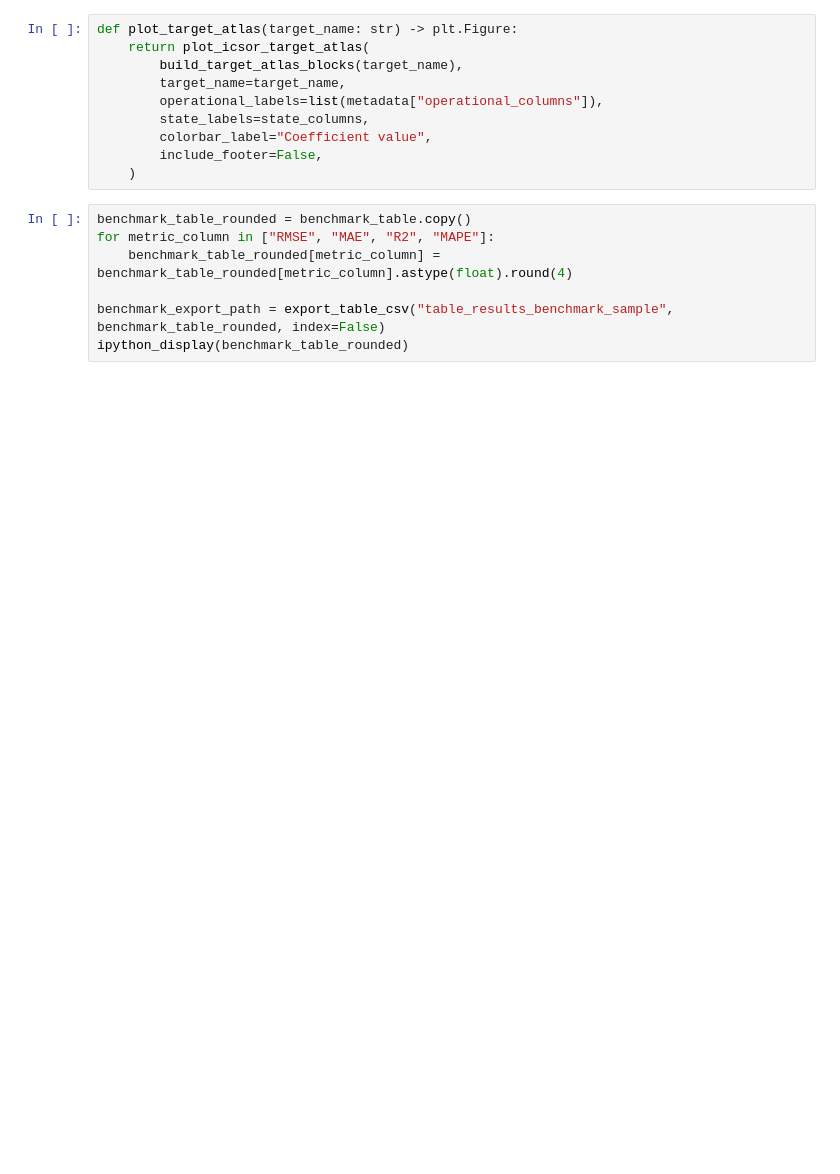
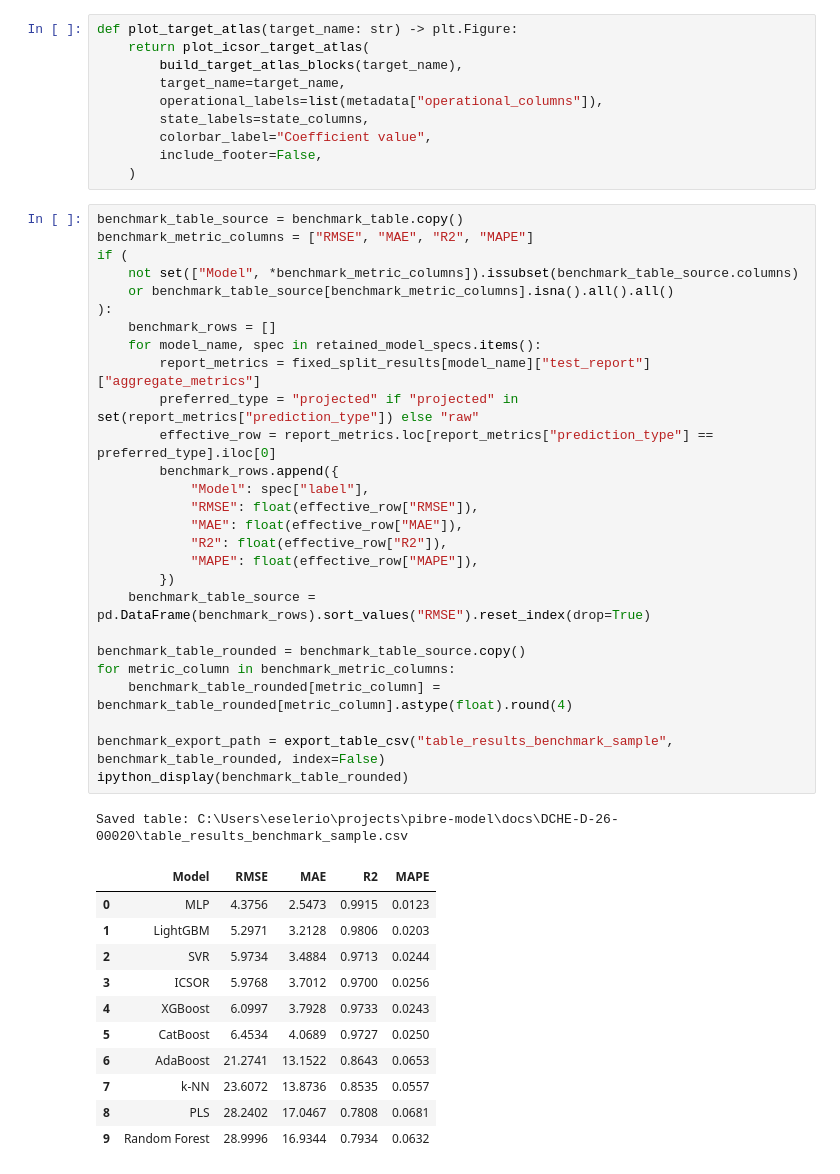
Before and after one commit to egbertoselerio1997/pibre-model, a Jupyter notebook: comparison.ipynb, the cells around one changed output. Saved outputs shown, nothing was run; the diff lists cells and outputs as text; blank space fills up the shorter version.

Commit message:
New actual results

```diff
--- a/comparison.ipynb
+++ b/comparison.ipynb
@@ -1039,12 +1195,45 @@ def plot_target_atlas(target_name: str) -> plt.Figure:
         include_footer=False,
     )
 # %%
-benchmark_table_rounded = benchmark_table.copy()
-for metric_column in ["RMSE", "MAE", "R2", "MAPE"]:
+benchmark_table_source = benchmark_table.copy()
+benchmark_metric_columns = ["RMSE", "MAE", "R2", "MAPE"]
+if (
+    not set(["Model", *benchmark_metric_columns]).issubset(benchmark_table_source.columns)
+    or benchmark_table_source[benchmark_metric_columns].isna().all().all()
+):
+    benchmark_rows = []
+    for model_name, spec in retained_model_specs.items():
+        report_metrics = fixed_split_results[model_name]["test_report"]["aggregate_metrics"]
+        preferred_type = "projected" if "projected" in set(report_metrics["prediction_type"]) else "raw"
+        effective_row = report_metrics.loc[report_metrics["prediction_type"] == preferred_type].iloc[0]
+        benchmark_rows.append({
+            "Model": spec["label"],
+            "RMSE": float(effective_row["RMSE"]),
+            "MAE": float(effective_row["MAE"]),
+            "R2": float(effective_row["R2"]),
+            "MAPE": float(effective_row["MAPE"]),
+        })
+    benchmark_table_source = pd.DataFrame(benchmark_rows).sort_values("RMSE").reset_index(drop=True)
+
+benchmark_table_rounded = benchmark_table_source.copy()
+for metric_column in benchmark_metric_columns:
     benchmark_table_rounded[metric_column] = benchmark_table_rounded[metric_column].astype(float).round(4)
 
 benchmark_export_path = export_table_csv("table_results_benchmark_sample", benchmark_table_rounded, index=False)
 ipython_display(benchmark_table_rounded)
+# %% [output]
+Saved table: C:\Users\eselerio\projects\pibre-model\docs\DCHE-D-26-00020\table_results_benchmark_sample.csv
+|  | Model | RMSE | MAE | R2 | MAPE |
+| 0 | MLP | 4.3756 | 2.5473 | 0.9915 | 0.0123 |
+| 1 | LightGBM | 5.2971 | 3.2128 | 0.9806 | 0.0203 |
+| 2 | SVR | 5.9734 | 3.4884 | 0.9713 | 0.0244 |
+| 3 | ICSOR | 5.9768 | 3.7012 | 0.9700 | 0.0256 |
+| 4 | XGBoost | 6.0997 | 3.7928 | 0.9733 | 0.0243 |
+| 5 | CatBoost | 6.4534 | 4.0689 | 0.9727 | 0.0250 |
+| 6 | AdaBoost | 21.2741 | 13.1522 | 0.8643 | 0.0653 |
+| 7 | k-NN | 23.6072 | 13.8736 | 0.8535 | 0.0557 |
+| 8 | PLS | 28.2402 | 17.0467 | 0.7808 | 0.0681 |
+| 9 | Random Forest | 28.9996 | 16.9344 | 0.7934 | 0.0632 |
 # %%
 target_table_rounded = target_table.copy()
 for target_column in comparison_target_labels:
```
Also changed, not shown: parts of 25 cells of this notebook, 26 other files.
